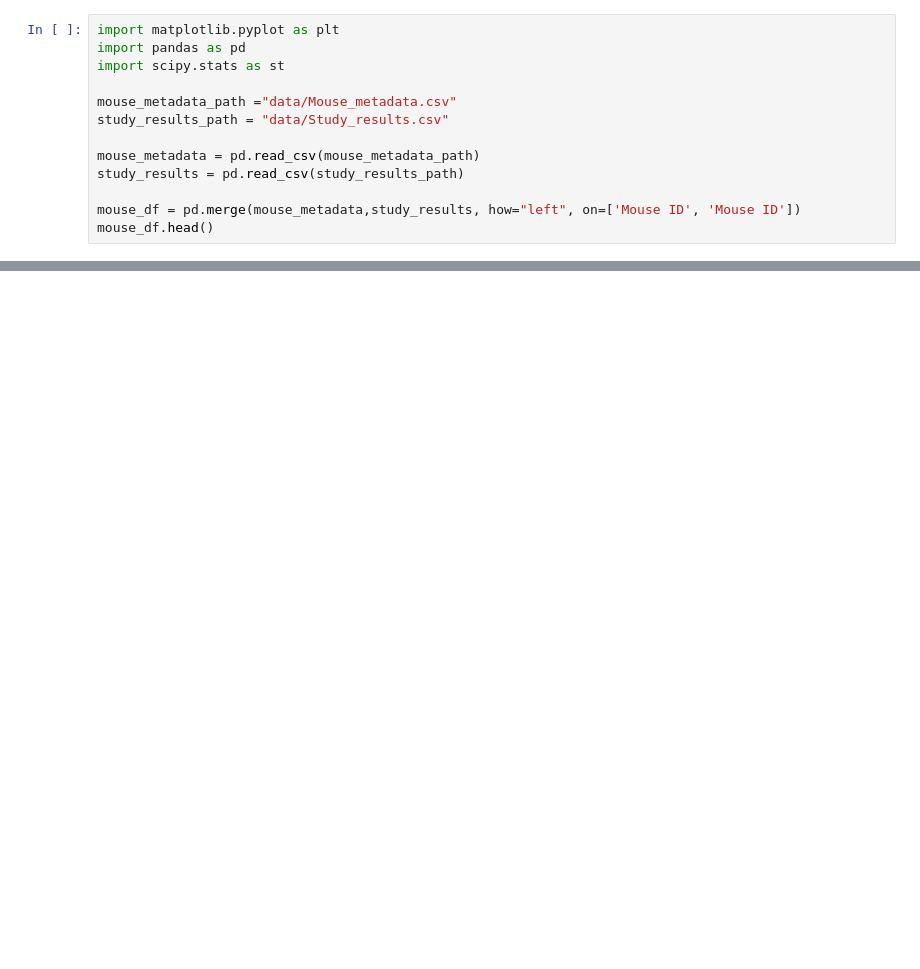
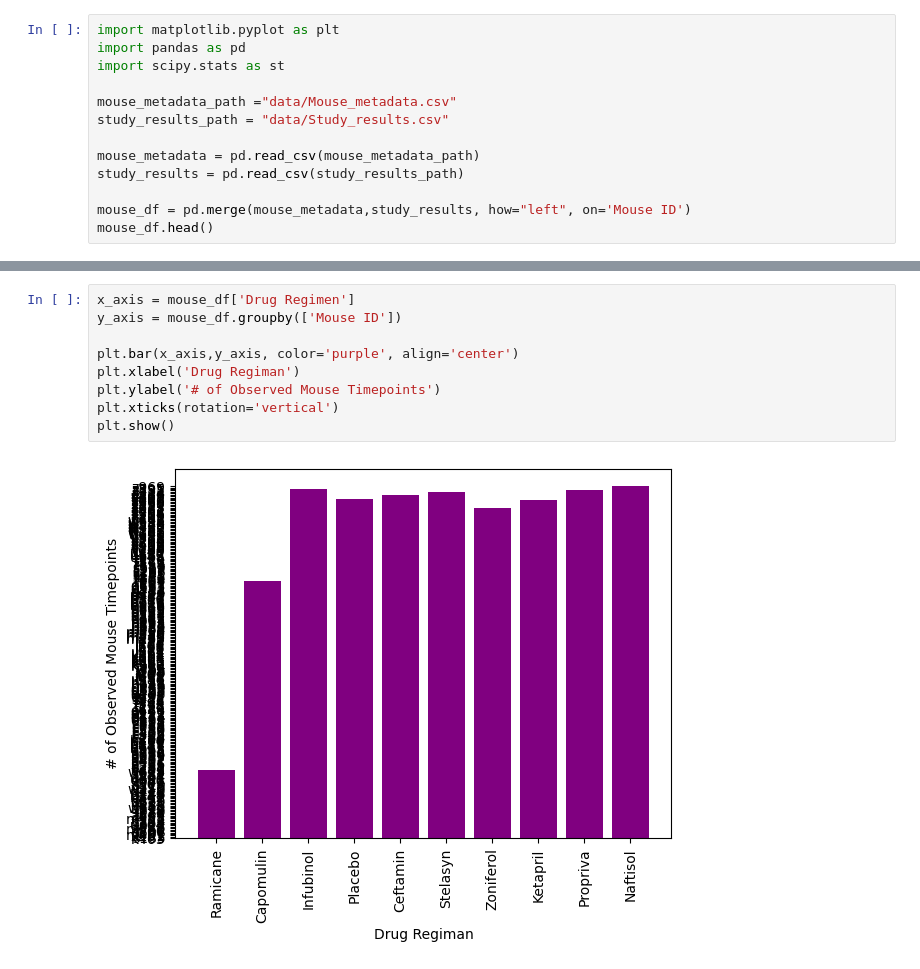
Before and after one commit to Shakermaker001/matplot-challenge, a Jupyter notebook: DataVis.ipynb, the cells around one changed output, grey strips where cells are left out. Drawn from its saved outputs; the diff is of its cells as text; blank space fills up the shorter version.

```diff
--- a/DataVis.ipynb
+++ b/DataVis.ipynb
@@ -9,6 +9,6 @@ study_results_path = "data/Study_results.csv"
 mouse_metadata = pd.read_csv(mouse_metadata_path)
 study_results = pd.read_csv(study_results_path)
 
-mouse_df = pd.merge(mouse_metadata,study_results, how="left", on=['Mouse ID', 'Mouse ID'])
+mouse_df = pd.merge(mouse_metadata,study_results, how="left", on='Mouse ID')
 mouse_df.head()
 # %% [output]
@@ -15,0 +72,11 @@ FileNotFoundError: [Errno 2] No such file or directory: 'data/Mouse_metadata.csv
+# %%
+x_axis = mouse_df['Drug Regimen']
+y_axis = mouse_df.groupby(['Mouse ID'])
+
+plt.bar(x_axis,y_axis, color='purple', align='center')
+plt.xlabel('Drug Regiman')
+plt.ylabel('# of Observed Mouse Timepoints')
+plt.xticks(rotation='vertical')
+plt.show()
+# %% [output]
+[figure, added]
```
Also changed, not shown: parts of 6 cells of this notebook.
